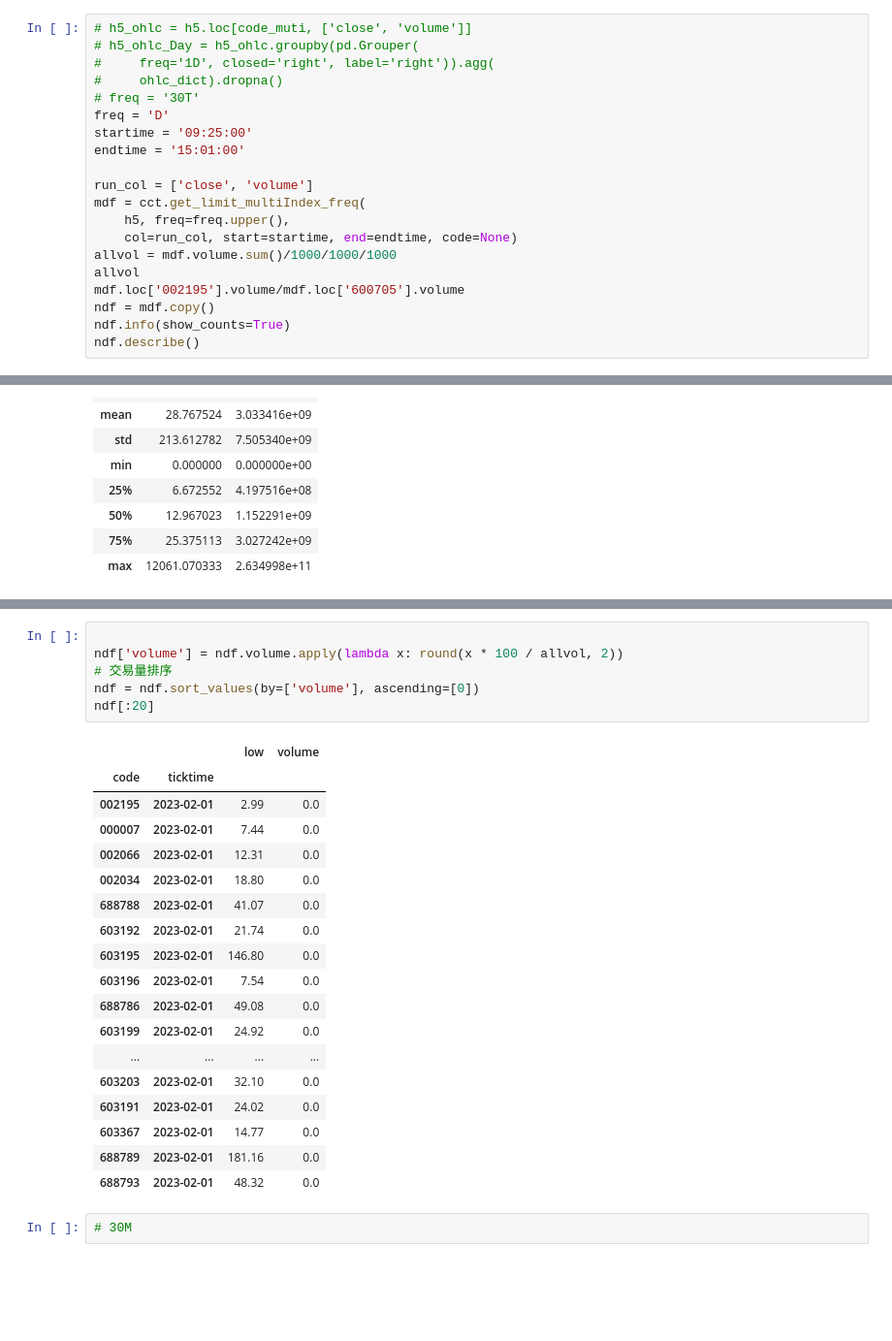
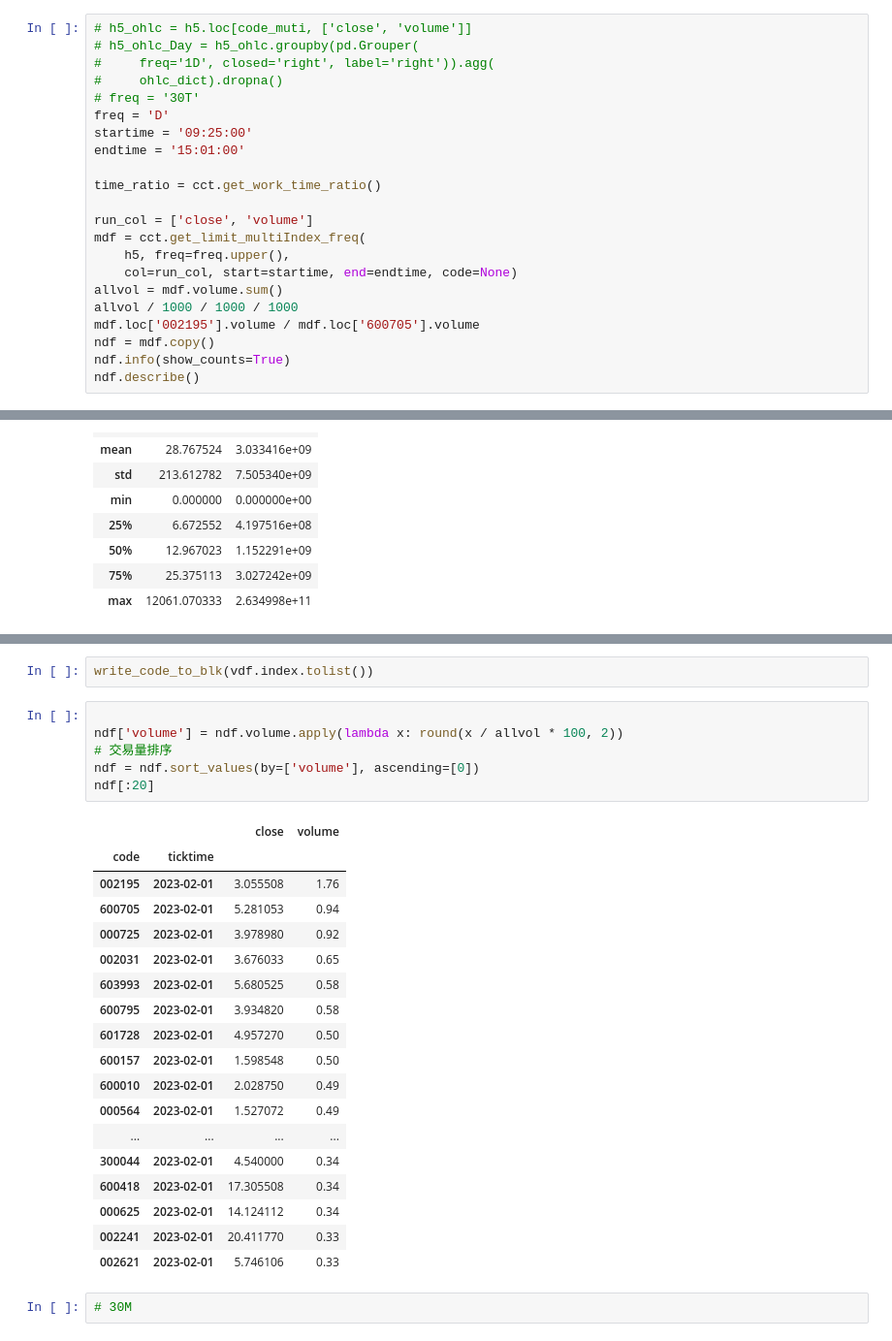
Before and after one commit to johnsonhongyi/pyQuant3, a Jupyter notebook: stock/jupyterAlgo/Quant2023/pandas_hdf-test.ipynb, the cells around one changed output, grey strips where cells are left out. Shown at 97% size. Drawn from its saved outputs; the diff is of its cells as text; blank space fills up the shorter version.

Commit message:
fix writeblk bug

```diff
--- a/stock/jupyterAlgo/Quant2023/pandas_hdf-test.ipynb
+++ b/stock/jupyterAlgo/Quant2023/pandas_hdf-test.ipynb
@@ -614,13 +619,15 @@ freq = 'D'
 startime = '09:25:00'
 endtime = '15:01:00'
 
+time_ratio = cct.get_work_time_ratio()
+
 run_col = ['close', 'volume']
 mdf = cct.get_limit_multiIndex_freq(
     h5, freq=freq.upper(),
     col=run_col, start=startime, end=endtime, code=None)
-allvol = mdf.volume.sum()/1000/1000/1000
-allvol
-mdf.loc['002195'].volume/mdf.loc['600705'].volume
+allvol = mdf.volume.sum()
+allvol / 1000 / 1000 / 1000
+mdf.loc['002195'].volume / mdf.loc['600705'].volume
 ndf = mdf.copy()
 ndf.info(show_counts=True)
 ndf.describe()
@@ -650,28 +673,30 @@ memory usage: 259.4+ KB
+# %%
+write_code_to_blk(vdf.index.tolist())
 # %%
 
-ndf['volume'] = ndf.volume.apply(lambda x: round(x * 100 / allvol, 2))
+ndf['volume'] = ndf.volume.apply(lambda x: round(x / allvol * 100, 2))
 # 交易量排序
 ndf = ndf.sort_values(by=['volume'], ascending=[0])
 ndf[:20]
 # %% [output]
-|  |  | low | volume |
+|  |  | close | volume |
 | code | ticktime |  |  |
-| 002195 | 2023-02-01 | 2.99 | 0.0 |
-| 000007 | 2023-02-01 | 7.44 | 0.0 |
-| 002066 | 2023-02-01 | 12.31 | 0.0 |
-| 002034 | 2023-02-01 | 18.80 | 0.0 |
-| 688788 | 2023-02-01 | 41.07 | 0.0 |
-| 603192 | 2023-02-01 | 21.74 | 0.0 |
-| 603195 | 2023-02-01 | 146.80 | 0.0 |
-| 603196 | 2023-02-01 | 7.54 | 0.0 |
-| 688786 | 2023-02-01 | 49.08 | 0.0 |
-| 603199 | 2023-02-01 | 24.92 | 0.0 |
+| 002195 | 2023-02-01 | 3.055508 | 1.76 |
+| 600705 | 2023-02-01 | 5.281053 | 0.94 |
+| 000725 | 2023-02-01 | 3.978980 | 0.92 |
+| 002031 | 2023-02-01 | 3.676033 | 0.65 |
+| 603993 | 2023-02-01 | 5.680525 | 0.58 |
+| 600795 | 2023-02-01 | 3.934820 | 0.58 |
+| 601728 | 2023-02-01 | 4.957270 | 0.50 |
+| 600157 | 2023-02-01 | 1.598548 | 0.50 |
+| 600010 | 2023-02-01 | 2.028750 | 0.49 |
+| 000564 | 2023-02-01 | 1.527072 | 0.49 |
 | ... | ... | ... | ... |
-| 603203 | 2023-02-01 | 32.10 | 0.0 |
-| 603191 | 2023-02-01 | 24.02 | 0.0 |
-| 603367 | 2023-02-01 | 14.77 | 0.0 |
-| 688789 | 2023-02-01 | 181.16 | 0.0 |
-| 688793 | 2023-02-01 | 48.32 | 0.0 |
+| 300044 | 2023-02-01 | 4.540000 | 0.34 |
+| 600418 | 2023-02-01 | 17.305508 | 0.34 |
+| 000625 | 2023-02-01 | 14.124112 | 0.34 |
+| 002241 | 2023-02-01 | 20.411770 | 0.33 |
+| 002621 | 2023-02-01 | 5.746106 | 0.33 |
 # %%
 # 30M
 # %%
```
Also changed, not shown: parts of 10 cells of this notebook, 2 other files.
